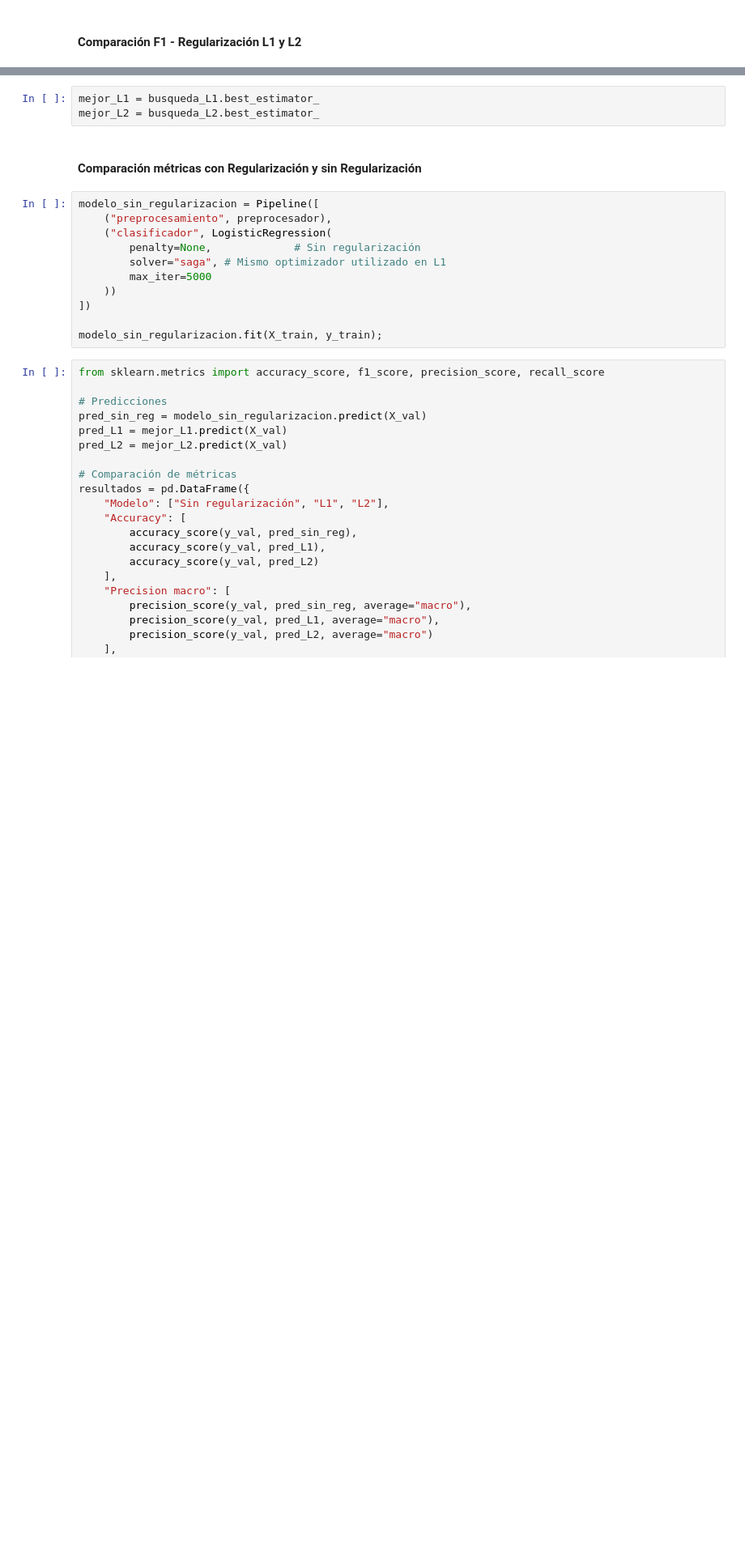
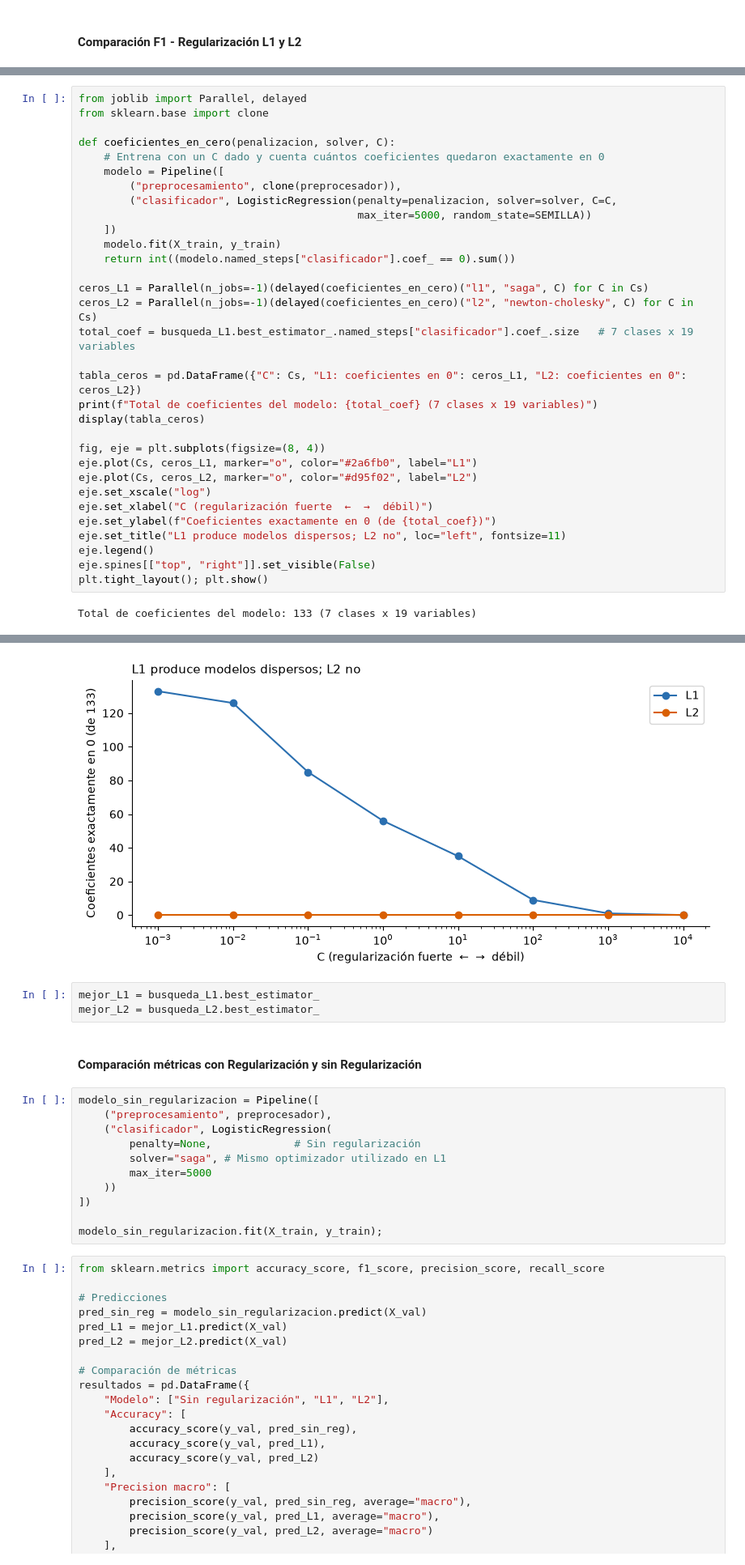
Before and after one commit to violetaespana/Assignment_2, a Jupyter notebook: Desarrollo.ipynb, the cells around one changed output, grey strips where cells are left out. Shown at 81% size. Cells and saved outputs as stored; diff of their text form; blank space fills up the shorter version.

```diff
--- a/Desarrollo.ipynb
+++ b/Desarrollo.ipynb
@@ -280,0 +377,34 @@ Mejor F1-score macro: 0.943826941534158
+# %%
+from joblib import Parallel, delayed
+from sklearn.base import clone
+
+def coeficientes_en_cero(penalizacion, solver, C):
+    # Entrena con un C dado y cuenta cuántos coeficientes quedaron exactamente en 0
+    modelo = Pipeline([
+        ("preprocesamiento", clone(preprocesador)),
+        ("clasificador", LogisticRegression(penalty=penalizacion, solver=solver, C=C,
+                                            max_iter=5000, random_state=SEMILLA))
+    ])
+    modelo.fit(X_train, y_train)
+    return int((modelo.named_steps["clasificador"].coef_ == 0).sum())
+
+ceros_L1 = Parallel(n_jobs=-1)(delayed(coeficientes_en_cero)("l1", "saga", C) for C in Cs)
+ceros_L2 = Parallel(n_jobs=-1)(delayed(coeficientes_en_cero)("l2", "newton-cholesky", C) for C in Cs)
+total_coef = busqueda_L1.best_estimator_.named_steps["clasificador"].coef_.size   # 7 clases x 19 variables
+
+tabla_ceros = pd.DataFrame({"C": Cs, "L1: coeficientes en 0": ceros_L1, "L2: coeficientes en 0": ceros_L2})
+print(f"Total de coeficientes del modelo: {total_coef} (7 clases x 19 variables)")
+display(tabla_ceros)
+
+fig, eje = plt.subplots(figsize=(8, 4))
+eje.plot(Cs, ceros_L1, marker="o", color="#2a6fb0", label="L1")
+eje.plot(Cs, ceros_L2, marker="o", color="#d95f02", label="L2")
+eje.set_xscale("log")
+eje.set_xlabel("C (regularización fuerte  ←  →  débil)")
+eje.set_ylabel(f"Coeficientes exactamente en 0 (de {total_coef})")
+eje.set_title("L1 produce modelos dispersos; L2 no", loc="left", fontsize=11)
+eje.legend()
+eje.spines[["top", "right"]].set_visible(False)
+plt.tight_layout(); plt.show()
+# %% [output]
+Total de coeficientes del modelo: 133 (7 clases x 19 variables)
@@ -281,3 +420,4 @@ Mejor F1-score macro: 0.943826941534158
+[figure, added]
 # %%
 mejor_L1 = busqueda_L1.best_estimator_
 mejor_L2 = busqueda_L2.best_estimator_
```
Also changed, not shown: parts of 19 cells of this notebook.
